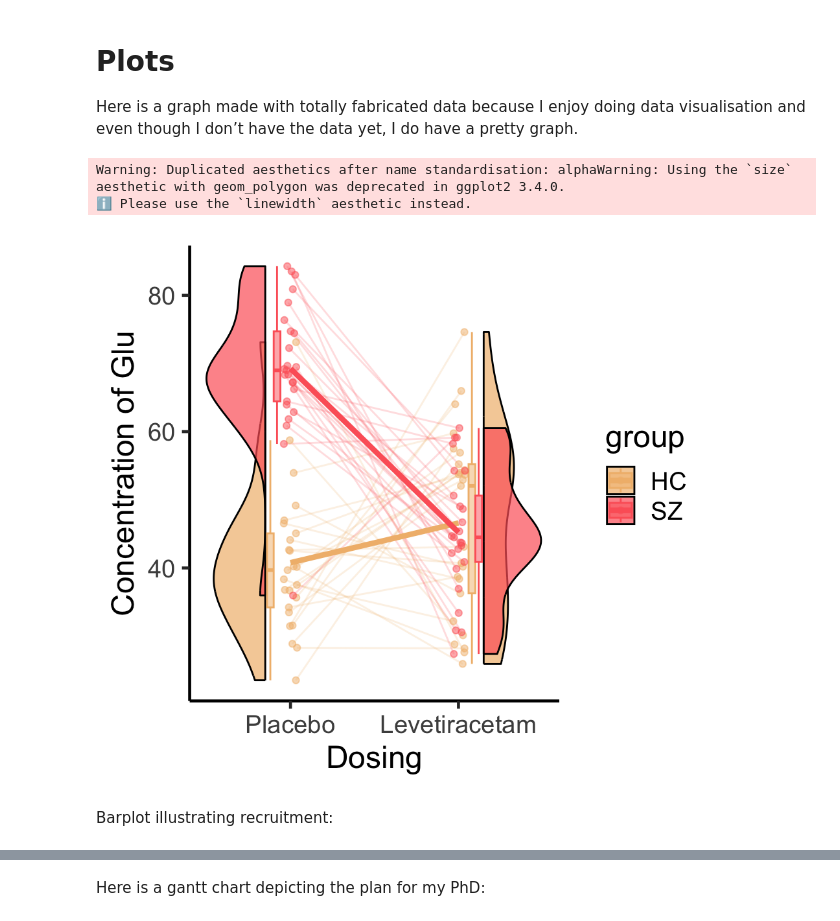
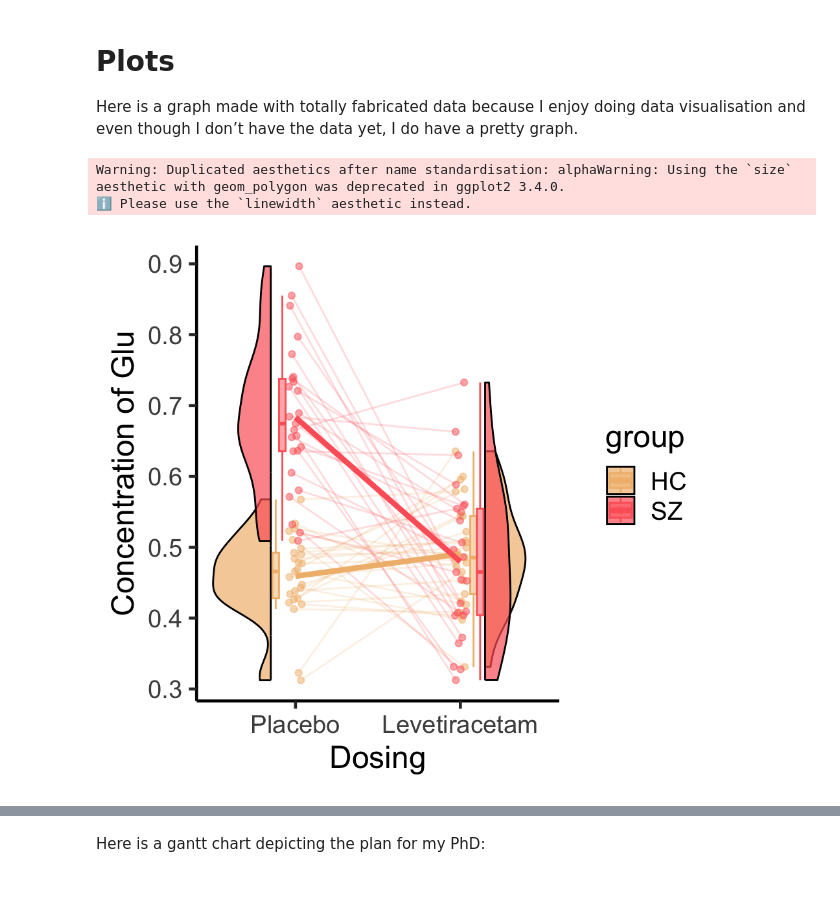
Before and after one commit to juliam98/phd-upgrade-proposal, a Jupyter notebook: notebooks/plots.out.ipynb, the cells around one changed output, grey strips where cells are left out. Saved outputs shown, nothing was run; the diff lists cells and outputs as text; code cells hidden in the pictures; blank space fills up the shorter version.

```diff
--- a/notebooks/plots.out.ipynb
+++ b/notebooks/plots.out.ipynb
@@ -7,40 +7,38 @@ library(ggplot2)
 library(ggrain)
 library(wesanderson)
 
-glx <- c(rnorm(25, mean=45, sd=10), rnorm(25, mean=45, sd=13), rnorm(25, mean=69, sd=10), rnorm(25, mean=45, sd=10))
+glx <- c(rnorm(25, mean=0.45, sd=0.10), rnorm(25, mean=0.45, sd=0.09), rnorm(25, mean=0.69, sd=0.11), rnorm(25, mean=0.45, sd=0.11))
 group <- c(replicate(50, "HC"), replicate(50, "SZ"))
 dosing <- c(replicate(25, "Placebo"), replicate(25, "Drug"), replicate(25, "Placebo"), replicate(25, "Drug"))
 id <- c(replicate(2, 101:125), replicate(2, 201:225))
 
 data <- data.frame(id, group, dosing, glx)
 data$dosing <- factor(data$dosing, levels = c('Placebo', 'Drug'))
 data$group <- factor(data$group, levels = c('HC', 'SZ'))
 
 colour_map <- "Pastel1"
 pal <- wes_palette("GrandBudapest1", n=2, type = "discrete")
 # wes_palette("GrandBudapest1", type = "discrete", n=2)
 
 # jpeg(file="files/rain_plot.jpeg", height = 5000, width = 4500, res=400)
 
 rainplot <- ggplot(data[data$dosing %in% c('Placebo', 'Drug'),], aes(dosing, glx, fill = group, color=group)) +
     geom_rain(alpha = .5, rain.side = 'f2x2', id.long.var = "id",
             violin.args = list(color = "black", alpha = .7)) +
     stat_summary(fun = mean, geom = "line", aes(group = group, color = group), lwd=1.5) +
     # stat_summary(fun = mean, geom = "point", aes(group = group, color = group)) +
     labs(
         # title = "Comparison of GLX levels change between\nplacebo and levetiracetam in HC and SZ",
         x = "Dosing",
         y = "Concentration of Glu"
     ) +
     scale_x_discrete(labels = c('Placebo','Levetiracetam')) +
     theme_classic(base_size = 18) +
     theme(plot.title = element_text(hjust = 0.5), legend.position="right") +
     scale_fill_manual(values = pal) +
     scale_color_manual(values = pal) +
     guides(fill = guide_legend())
 # %% [output]
 Warning: Duplicated aesthetics after name standardisation: alphaWarning: Using the `size` aesthetic with geom_polygon was deprecated in ggplot2 3.4.0.
 ℹ Please use the `linewidth` aesthetic instead.
-[figure, old version]
+[figure, new version]
-# %% [markdown]
-Barplot illustrating recruitment:
```
Also changed, not shown: parts of 2 cells of this notebook, 30 other files.
